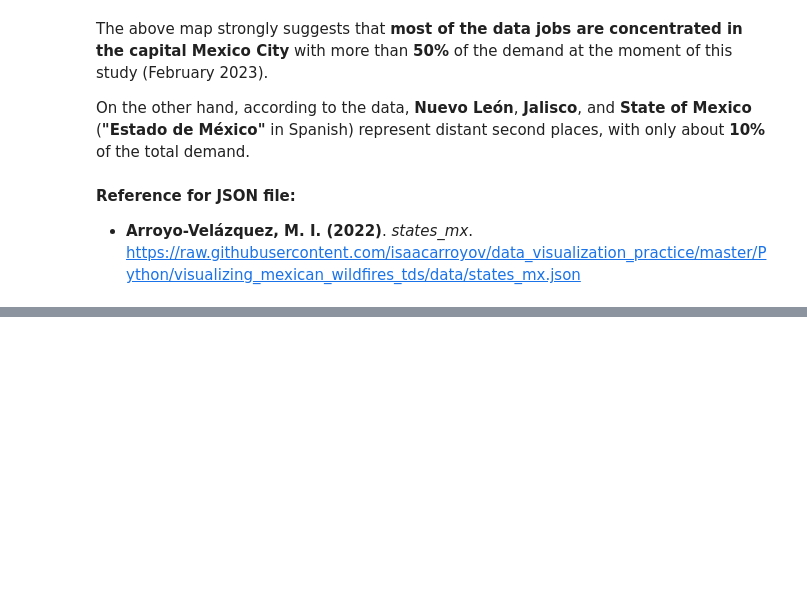
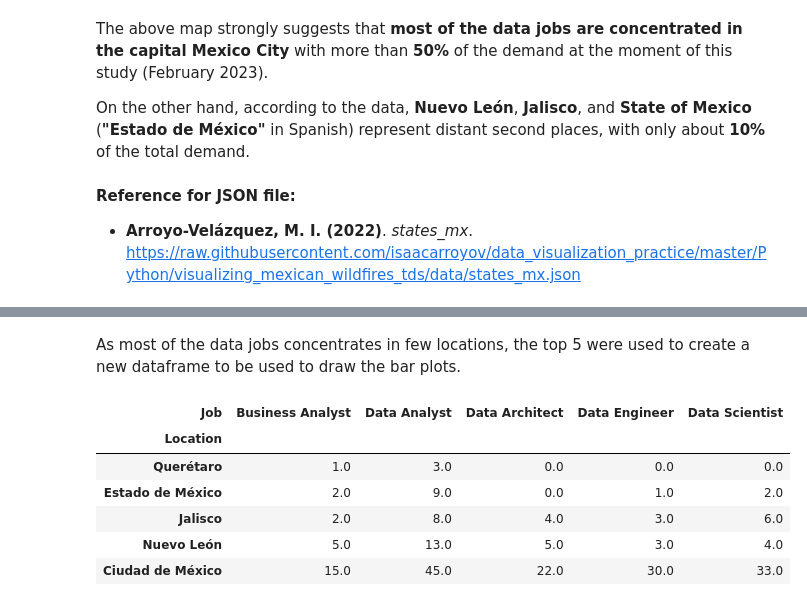
Before and after one commit to DanielEduardoLopez/DataJobs-MX2023, a Jupyter notebook: 2_DataJobsMX2023_DataAnalysis.ipynb, the cells around one changed output, grey strips where cells are left out. Saved outputs shown, nothing was run; the diff lists cells and outputs as text; code cells hidden in the pictures; blank space fills up the shorter version.

```diff
--- a/2_DataJobsMX2023_DataAnalysis.ipynb
+++ b/2_DataJobsMX2023_DataAnalysis.ipynb
@@ -993,0 +1012,16 @@ On the other hand, according to the data, **Nuevo León**, **Jalisco**, and **St
+# %% [markdown]
+As most of the data jobs concentrates in few locations, the top 5 were used to create a new dataframe to be used to draw the bar plots.
+# %%
+# Top 5 locations
+top = 5
+jobs_per_location_bar_plot_df = jobs_per_location_df.sort_values('Total', ascending = False)[:top].sort_values('Total', ascending = True).\
+                      drop(columns = 'Total')
+jobs_per_location_bar_plot_df.head()
+# %% [output]
+| Job | Business Analyst | Data Analyst | Data Architect | Data Engineer | Data Scientist |
+| Location |  |  |  |  |  |
+| Querétaro | 1.0 | 3.0 | 0.0 | 0.0 | 0.0 |
+| Estado de México | 2.0 | 9.0 | 0.0 | 1.0 | 2.0 |
+| Jalisco | 2.0 | 8.0 | 4.0 | 3.0 | 6.0 |
+| Nuevo León | 5.0 | 13.0 | 5.0 | 3.0 | 4.0 |
+| Ciudad de México | 15.0 | 45.0 | 22.0 | 30.0 | 33.0 |
```
Also changed, not shown: parts of 16 cells of this notebook.
